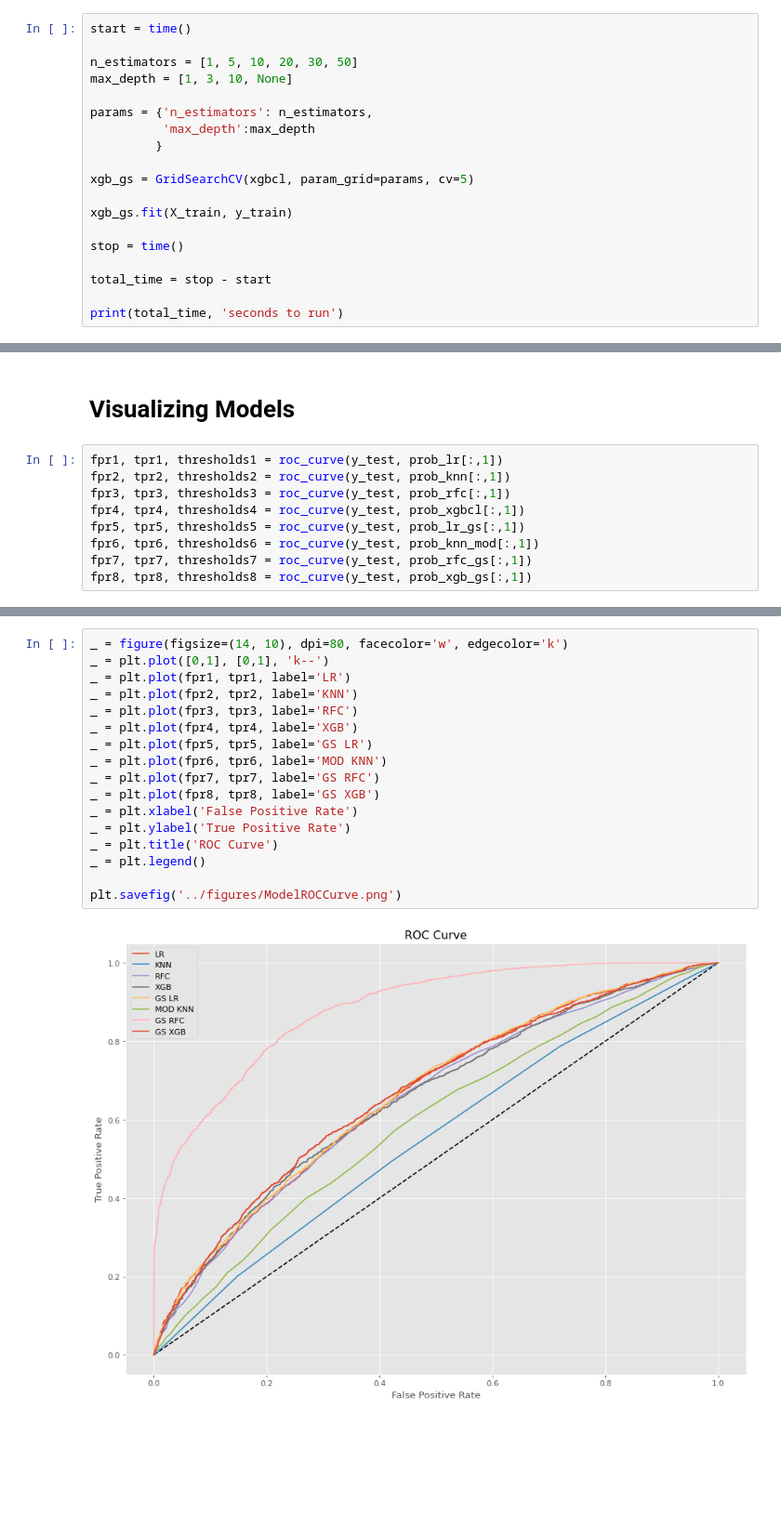
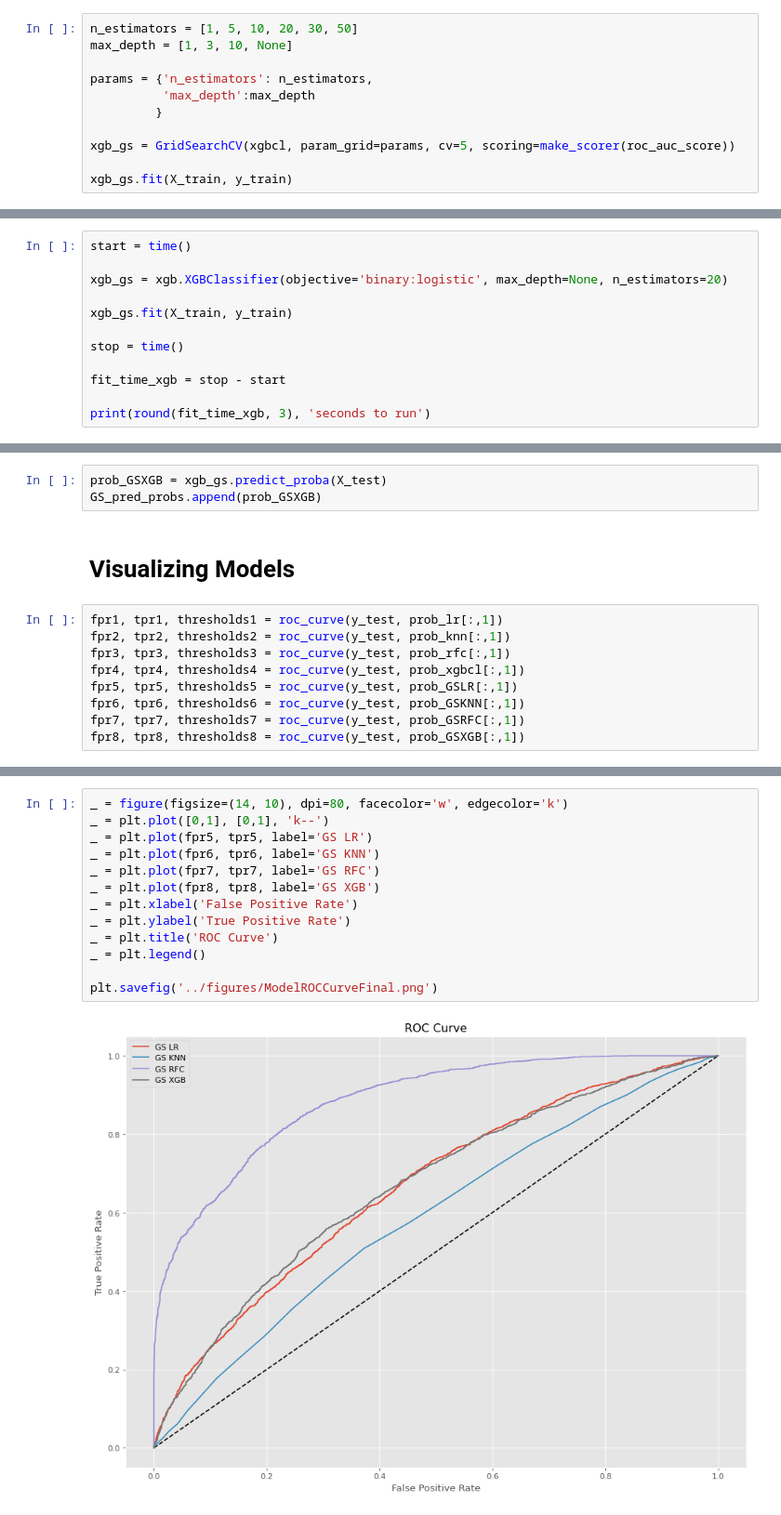
Before and after one commit to memanuel0109/Capstone_Project_Two, a Jupyter notebook: notebooks/4_Modeling.ipynb, the cells around one changed output, grey strips where cells are left out. Shown at 93% size. Drawn from its saved outputs; the diff is of its cells as text; blank space fills up the shorter version.

```diff
--- a/notebooks/4_Modeling.ipynb
+++ b/notebooks/4_Modeling.ipynb
@@ -402,6 +450,4 @@ array([[1933, 1110],
 # %%
-start = time()
-
 n_estimators = [1, 5, 10, 20, 30, 50]
 max_depth = [1, 3, 10, None]
 
@@ -409,13 +455,7 @@ params = {'n_estimators': n_estimators,
           'max_depth':max_depth
          }
 
-xgb_gs = GridSearchCV(xgbcl, param_grid=params, cv=5)
+xgb_gs = GridSearchCV(xgbcl, param_grid=params, cv=5, scoring=make_scorer(roc_auc_score))
 
 xgb_gs.fit(X_train, y_train)
-
-stop = time()
-
-total_time = stop - start
-
-print(total_time, 'seconds to run')
 # %% [output]
@@ -432,0 +486,12 @@ xgb_gs.best_score_
+# %%
+start = time()
+
+xgb_gs = xgb.XGBClassifier(objective='binary:logistic', max_depth=None, n_estimators=20)
+
+xgb_gs.fit(X_train, y_train)
+
+stop = time()
+
+fit_time_xgb = stop - start
+
+print(round(fit_time_xgb, 3), 'seconds to run')
@@ -469,3 +530,6 @@ prob_lr.shape
+# %%
+prob_GSXGB = xgb_gs.predict_proba(X_test)
+GS_pred_probs.append(prob_GSXGB)
 # %% [markdown]
 # Visualizing Models
 # %%
@@ -473,7 +537,7 @@ fpr1, tpr1, thresholds1 = roc_curve(y_test, prob_lr[:,1])
 fpr2, tpr2, thresholds2 = roc_curve(y_test, prob_knn[:,1])
 fpr3, tpr3, thresholds3 = roc_curve(y_test, prob_rfc[:,1])
 fpr4, tpr4, thresholds4 = roc_curve(y_test, prob_xgbcl[:,1])
-fpr5, tpr5, thresholds5 = roc_curve(y_test, prob_lr_gs[:,1])
-fpr6, tpr6, thresholds6 = roc_curve(y_test, prob_knn_mod[:,1])
-fpr7, tpr7, thresholds7 = roc_curve(y_test, prob_rfc_gs[:,1])
-fpr8, tpr8, thresholds8 = roc_curve(y_test, prob_xgb_gs[:,1])
+fpr5, tpr5, thresholds5 = roc_curve(y_test, prob_GSLR[:,1])
+fpr6, tpr6, thresholds6 = roc_curve(y_test, prob_GSKNN[:,1])
+fpr7, tpr7, thresholds7 = roc_curve(y_test, prob_GSRFC[:,1])
+fpr8, tpr8, thresholds8 = roc_curve(y_test, prob_GSXGB[:,1])
@@ -480,19 +559,15 @@ fpr8, tpr8, thresholds8 = roc_curve(y_test, prob_xgb_gs[:,1])
 # %%
 _ = figure(figsize=(14, 10), dpi=80, facecolor='w', edgecolor='k')
 _ = plt.plot([0,1], [0,1], 'k--')
-_ = plt.plot(fpr1, tpr1, label='LR')
-_ = plt.plot(fpr2, tpr2, label='KNN')
-_ = plt.plot(fpr3, tpr3, label='RFC')
-_ = plt.plot(fpr4, tpr4, label='XGB')
 _ = plt.plot(fpr5, tpr5, label='GS LR')
-_ = plt.plot(fpr6, tpr6, label='MOD KNN')
+_ = plt.plot(fpr6, tpr6, label='GS KNN')
 _ = plt.plot(fpr7, tpr7, label='GS RFC')
 _ = plt.plot(fpr8, tpr8, label='GS XGB')
 _ = plt.xlabel('False Positive Rate')
 _ = plt.ylabel('True Positive Rate')
 _ = plt.title('ROC Curve')
 _ = plt.legend()
 
-plt.savefig('../figures/ModelROCCurve.png')
+plt.savefig('../figures/ModelROCCurveFinal.png')
 # %% [output]
-[figure, old version]
+[figure, new version]
```
Also changed, not shown: parts of 95 cells of this notebook.
